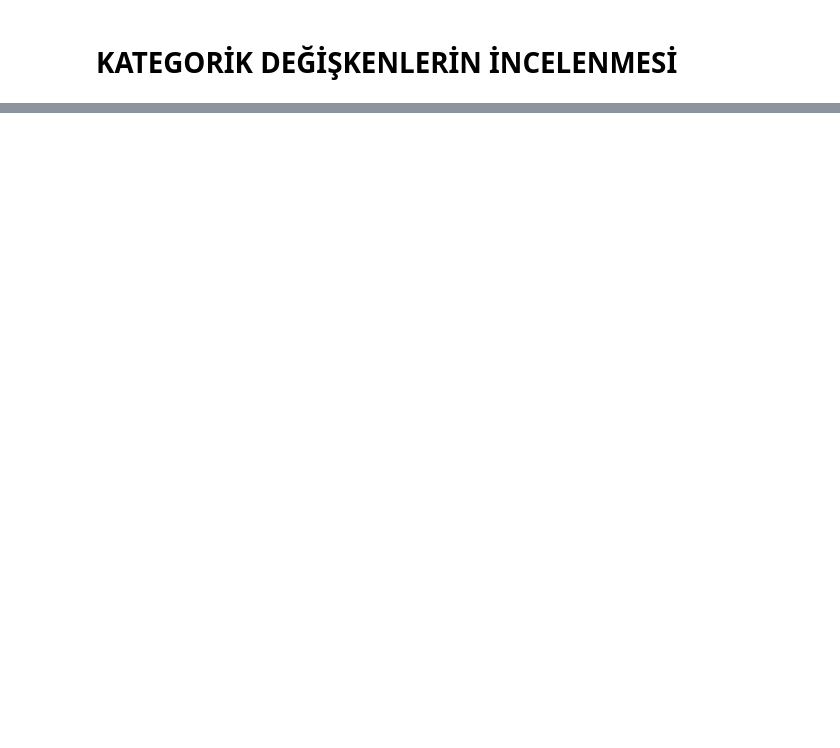
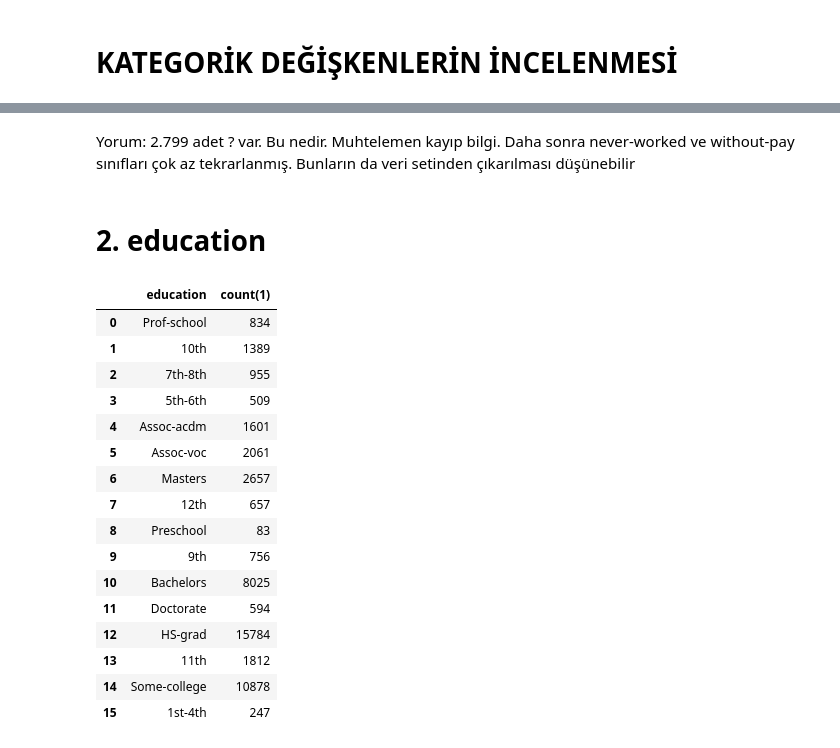
Before and after one commit to veribilimiokulu/udemy-apache-spark, a Jupyter notebook: kurs_esnasi/pyspark/MachineLearning/Preprocessing/DataExplore.ipynb, the cells around one changed output, grey strips where cells are left out. Cells and saved outputs as stored; diff of their text form; code cells hidden in the pictures; blank space fills up the shorter version.

```diff
--- a/kurs_esnasi/pyspark/MachineLearning/Preprocessing/DataExplore.ipynb
+++ b/kurs_esnasi/pyspark/MachineLearning/Preprocessing/DataExplore.ipynb
@@ -115,0 +153,27 @@ adult_whole_df.describe(['age','fnlwgt','education_num','capital_gain','capital_
+# %% [markdown]
+Yorum: 2.799 adet ? var. Bu nedir. Muhtelemen kayıp bilgi.
+Daha sonra never-worked ve without-pay sınıfları çok az tekrarlanmış. Bunların da veri setinden çıkarılması düşünebilir
+# %% [markdown]
+# 2. education
+# %%
+adult_whole_df.groupBy(F.col("education")) \
+.agg({"*":"count"}) \
+.toPandas().head(20)
+# %% [output]
+|  | education | count(1) |
+| 0 | Prof-school | 834 |
+| 1 | 10th | 1389 |
+| 2 | 7th-8th | 955 |
+| 3 | 5th-6th | 509 |
+| 4 | Assoc-acdm | 1601 |
+| 5 | Assoc-voc | 2061 |
+| 6 | Masters | 2657 |
+| 7 | 12th | 657 |
+| 8 | Preschool | 83 |
+| 9 | 9th | 756 |
+| 10 | Bachelors | 8025 |
+| 11 | Doctorate | 594 |
+| 12 | HS-grad | 15784 |
+| 13 | 11th | 1812 |
+| 14 | Some-college | 10878 |
+| 15 | 1st-4th | 247 |
```
Also changed, not shown: parts of 29 cells of this notebook.
